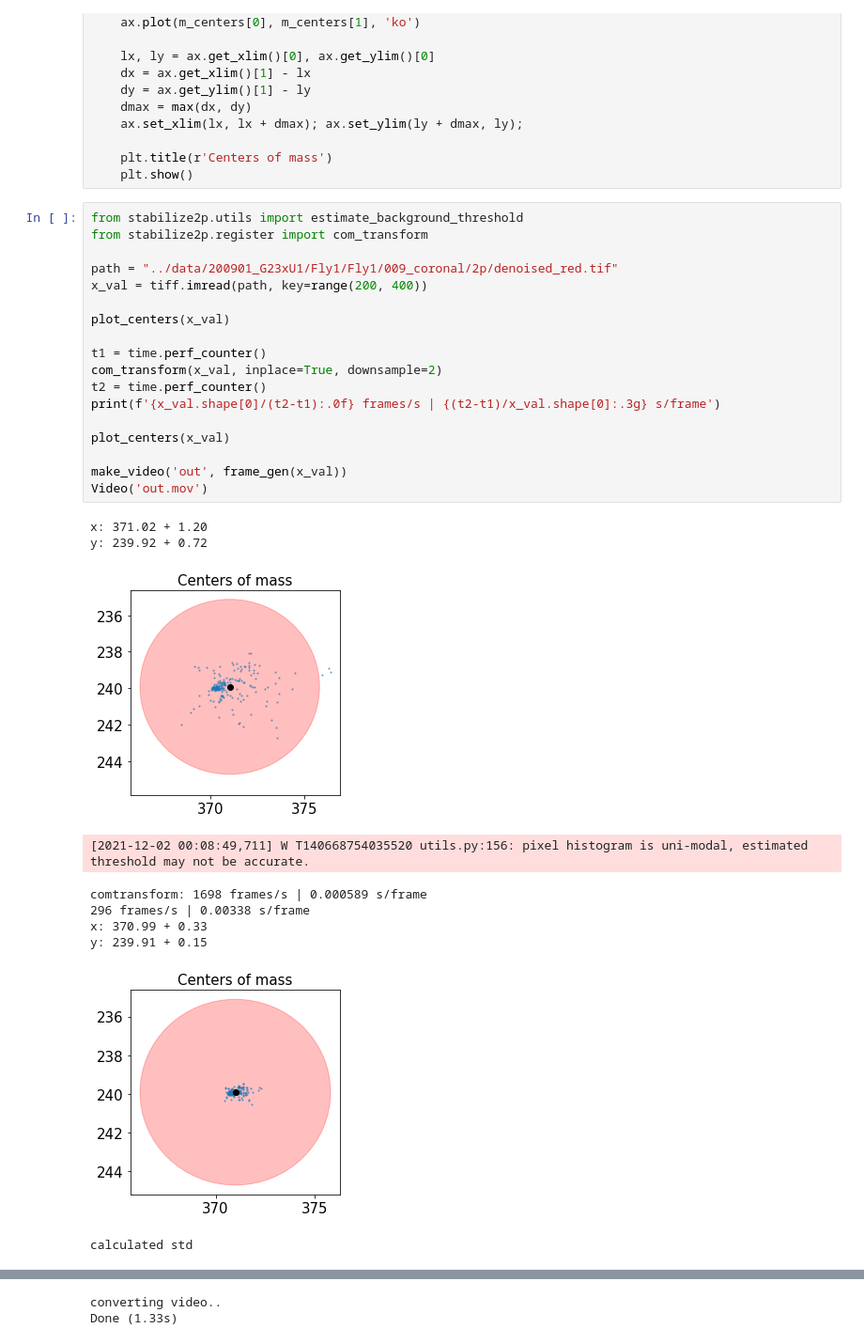
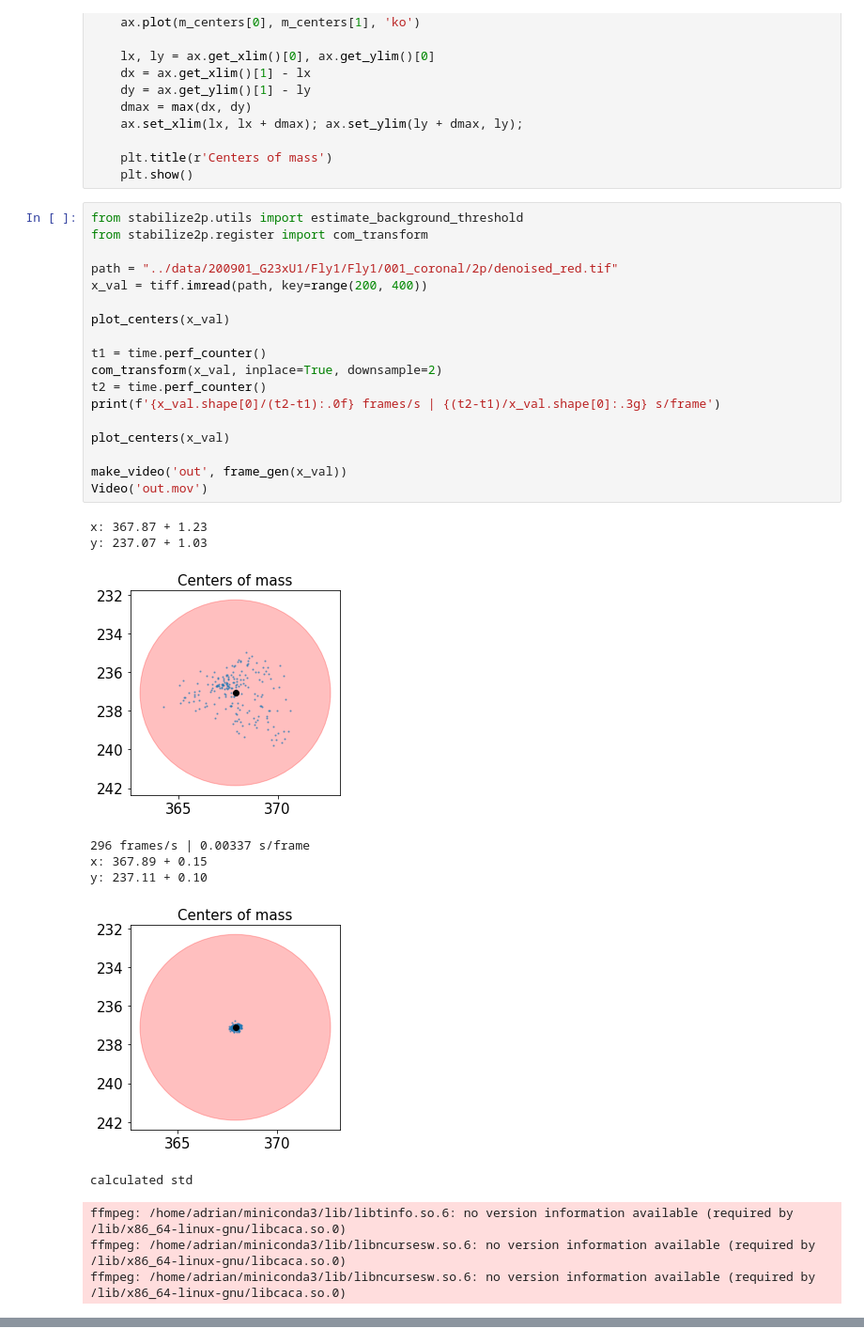
Before and after one commit to Sager611/stabilize2p, a Jupyter notebook: notebooks/train-voxelmorph.ipynb, the cells around one changed output, grey strips where cells are left out. Shown at 94% size. Drawn from its saved outputs; the diff is of its cells as text.

```diff
--- a/notebooks/train-voxelmorph.ipynb
+++ b/notebooks/train-voxelmorph.ipynb
@@ -449,29 +463,30 @@ def plot_centers(image):
 # %%
 from stabilize2p.utils import estimate_background_threshold
 from stabilize2p.register import com_transform
 
-path = "../data/200901_G23xU1/Fly1/Fly1/009_coronal/2p/denoised_red.tif"
+path = "../data/200901_G23xU1/Fly1/Fly1/001_coronal/2p/denoised_red.tif"
 x_val = tiff.imread(path, key=range(200, 400))
 
 plot_centers(x_val)
 
 t1 = time.perf_counter()
 com_transform(x_val, inplace=True, downsample=2)
 t2 = time.perf_counter()
 print(f'{x_val.shape[0]/(t2-t1):.0f} frames/s | {(t2-t1)/x_val.shape[0]:.3g} s/frame')
 
 plot_centers(x_val)
 
 make_video('out', frame_gen(x_val))
 Video('out.mov')
 # %% [output]
-x: 371.02 + 1.20
-y: 239.92 + 0.72
+x: 367.87 + 1.23
+y: 237.07 + 1.03
-[figure, old version]
+[figure, new version]
-[2021-12-02 00:08:49,711] W T140668754035520 utils.py:156: pixel histogram is uni-modal, estimated threshold may not be accurate.
+296 frames/s | 0.00337 s/frame
+x: 367.89 + 0.15
+y: 237.11 + 0.10
+[figure, new version]
-comtransform: 1698 frames/s | 0.000589 s/frame
-296 frames/s | 0.00338 s/frame
-x: 370.99 + 0.33
-y: 239.91 + 0.15
+calculated std
-[figure, old version]
-calculated std
+ffmpeg: /home/adrian/miniconda3/lib/libtinfo.so.6: no version information available (required by /lib/x86_64-linux-gnu/libcaca.so.0)
+ffmpeg: /home/adrian/miniconda3/lib/libncursesw.so.6: no version information available (required by /lib/x86_64-linux-gnu/libcaca.so.0)
+ffmpeg: /home/adrian/miniconda3/lib/libncursesw.so.6: no version information available (required by /lib/x86_64-linux-gnu/libcaca.so.0)
@@ -481,3 +495 @@ ffmpeg: /home/adrian/miniconda3/lib/libncursesw.so.6: no version information ava
-converting video..
-Done (1.33s)
 [interactive output not drawn]
```
Also changed, not shown: parts of 2 cells of this notebook, 25 other files.
